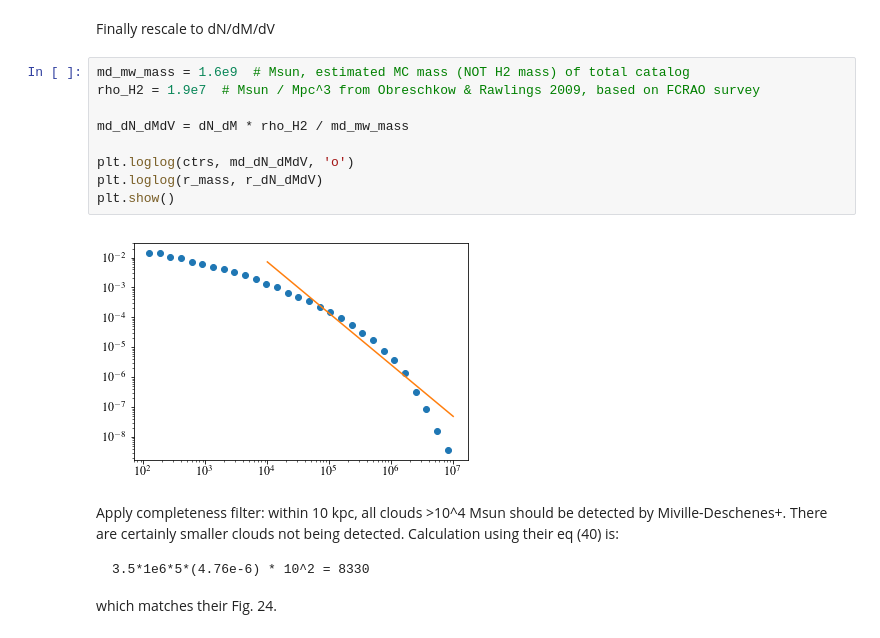
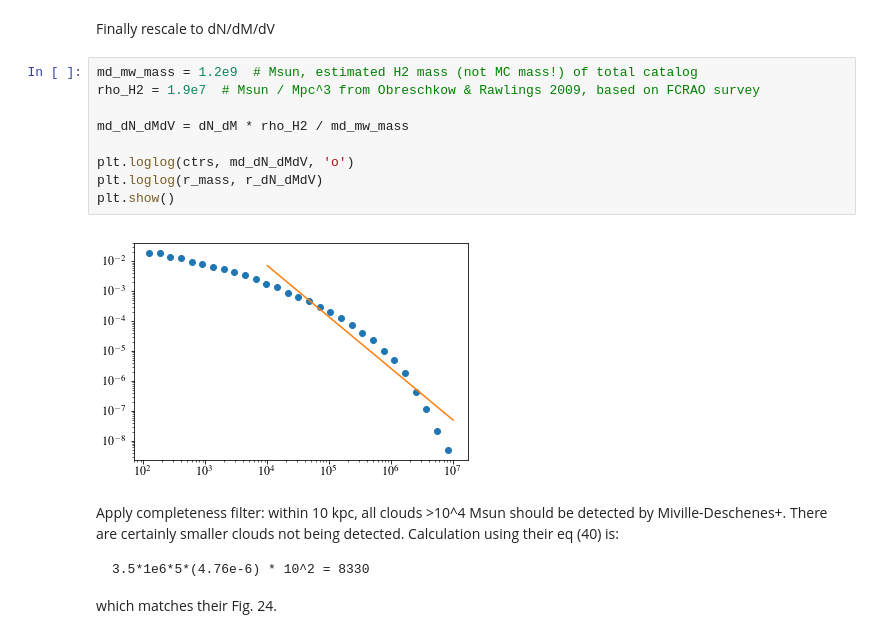
Before and after one commit to zpenoyre/things, a Jupyter notebook: mcloudNumbers.ipynb, the cells around one changed output. Drawn from its saved outputs; the diff is of its cells as text.

Commit message:
Fix M-D'17 total mass normalization

```diff
--- a/mcloudNumbers.ipynb
+++ b/mcloudNumbers.ipynb
@@ -148,16 +148,16 @@ plt.show()
 # %% [markdown]
 Finally rescale to dN/dM/dV
 # %%
-md_mw_mass = 1.6e9  # Msun, estimated MC mass (NOT H2 mass) of total catalog
+md_mw_mass = 1.2e9  # Msun, estimated H2 mass (not MC mass!) of total catalog
 rho_H2 = 1.9e7  # Msun / Mpc^3 from Obreschkow & Rawlings 2009, based on FCRAO survey
 
 md_dN_dMdV = dN_dM * rho_H2 / md_mw_mass
 
 plt.loglog(ctrs, md_dN_dMdV, 'o')
 plt.loglog(r_mass, r_dN_dMdV)
 plt.show()
 # %% [output]
-[figure, old version]
+[figure, new version]
 # %% [markdown]
 Apply completeness filter: within 10 kpc, all clouds >10^4 Msun should be detected by Miville-Deschenes+.
 There are certainly smaller clouds not being detected.  Calculation using their eq (40) is:
```
Also changed, not shown: 1 other file.
